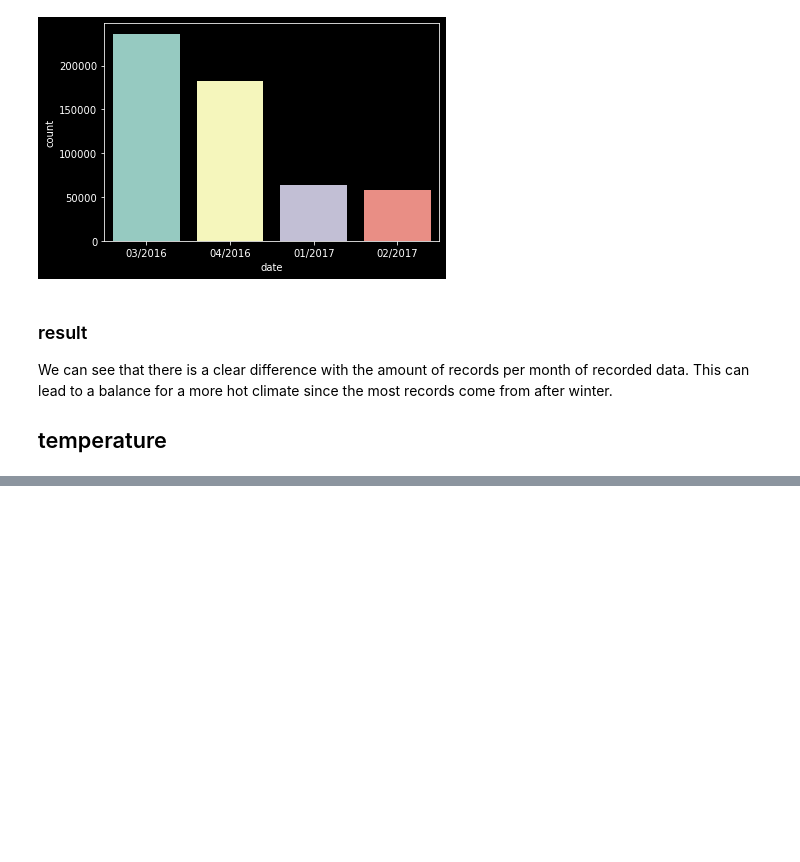
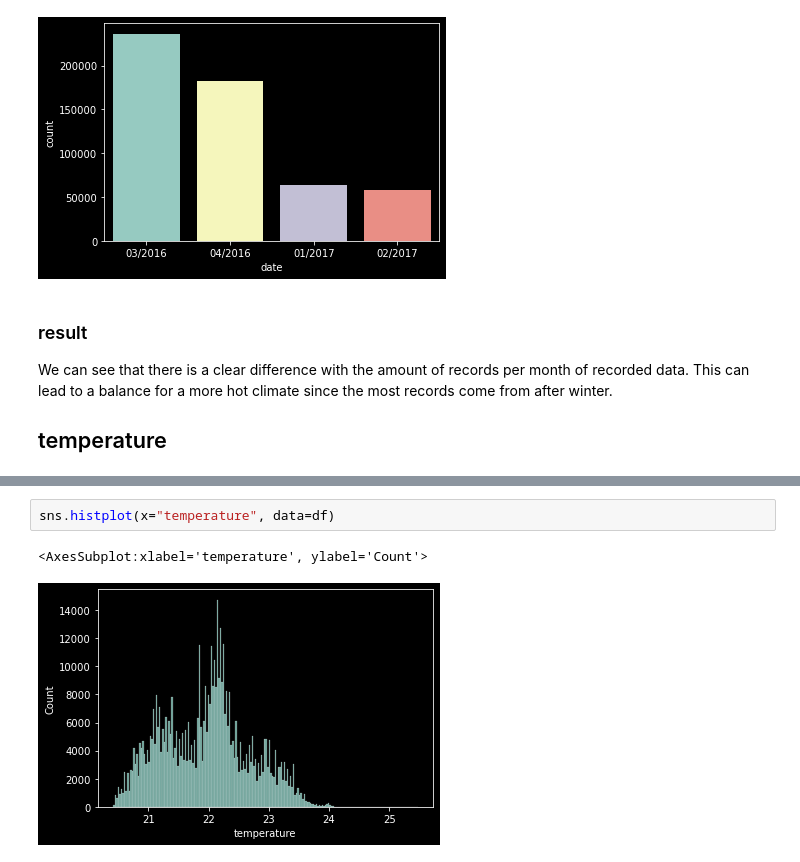
Before and after one commit to AvansETI/SmartGridAI, a Jupyter notebook: B4B Human Wellbeing Prediction/data_analysis/data_analysis.ipynb, the cells around one changed output, grey strips where cells are left out. Cells and saved outputs as stored; diff of their text form; blank space fills up the shorter version.

```diff
--- a/B4B Human Wellbeing Prediction/data_analysis/data_analysis.ipynb
+++ b/B4B Human Wellbeing Prediction/data_analysis/data_analysis.ipynb
@@ -117,0 +142,5 @@ We can see that there is a clear difference with the amount of records per month
+# %%
+sns.histplot(x="temperature", data=df)
+# %% [output]
+<AxesSubplot:xlabel='temperature', ylabel='Count'>
+[figure, added]
```
Also changed, not shown: parts of 8 cells of this notebook.
